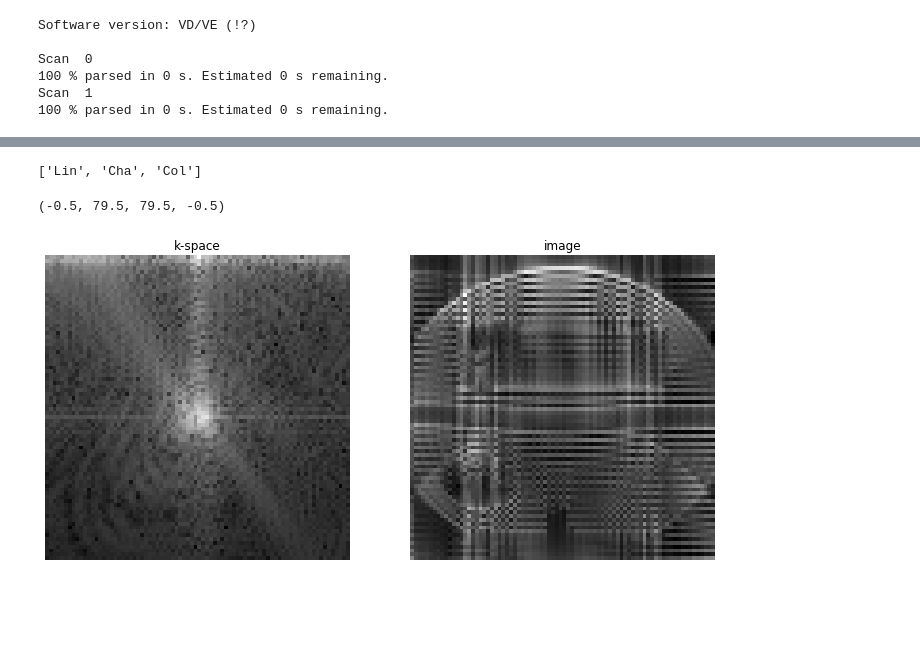
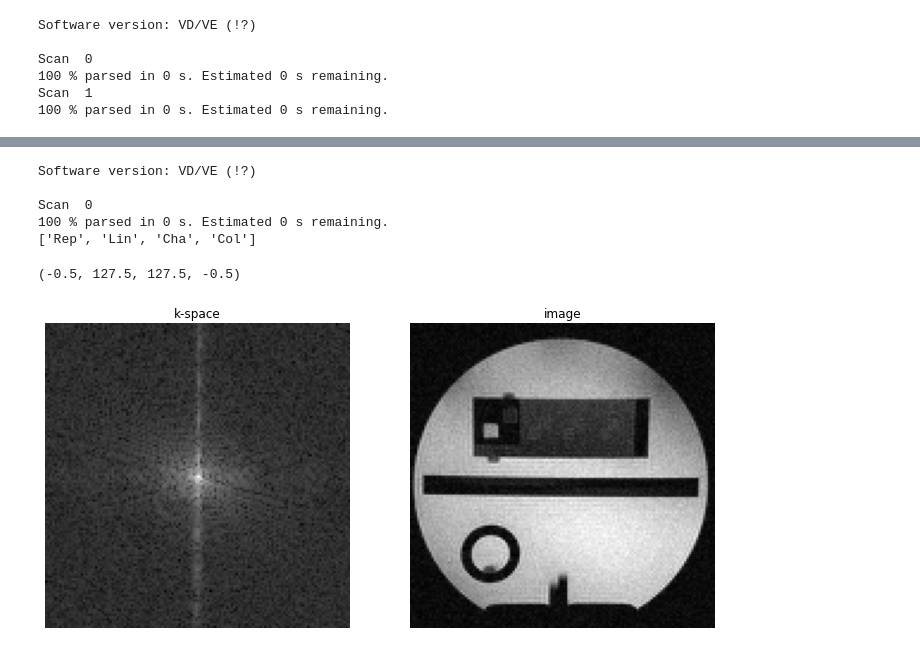
Before and after one commit to pehses/twixtools, a Jupyter notebook: demo/recon_example.ipynb, the cells around one changed output, grey strips where cells are left out. Drawn from its saved outputs; the diff is of its cells as text; code cells hidden in the pictures; blank space fills up the shorter version.

```diff
--- a/demo/recon_example.ipynb
+++ b/demo/recon_example.ipynb
@@ -47,25 +106,29 @@ plt.plot(np.angle(ifftnd(data[0,0,:]) * np.conj(ifftnd(data[1,0,:]))))
 # %%
-epi[1]['image'].flags['average']['Seg'] = True
-epi[1]['image'].flags['remove_os'] = True
-print(epi[1]['image'].non_singleton_dims)
-
-data = epi[1]['image'][:].squeeze()
-
+twix_singlechan = twixtools.read_twix(os.path.join(example_dir, 'meas_MID00273_FID117236_gre_bodycoil.dat'))
+singlechan = twixtools.map_twix(twix_singlechan)
+im_data = singlechan[-1]['image']
+print(im_data.non_singleton_dims)
+im_data.flags['remove_os'] = True
+data = im_data[:].squeeze()[0]
 
 plt.figure(figsize=[12,8])
 plt.subplot(121)
 plt.title('k-space')
 plt.imshow(abs(data[:,0])**0.2, cmap='gray')
 plt.axis('off')
 
 
 image = ifftnd(data, [0,-1])
 image = rms_comb(image)
 plt.subplot(122)
 plt.title('image')
-plt.imshow(image, cmap='gray')
+plt.imshow(abs(image), cmap='gray')
 plt.axis('off')
 # %% [output]
-['Lin', 'Cha', 'Col']
+Software version: VD/VE (!?)
+
+Scan  0
+100 % parsed in 0 s. Estimated 0 s remaining.
+['Rep', 'Lin', 'Cha', 'Col']
-(-0.5, 79.5, 79.5, -0.5)
+(-0.5, 127.5, 127.5, -0.5)
-[figure, old version]
+[figure, new version]
```
Also changed, not shown: parts of 14 cells of this notebook, 1 other file.
